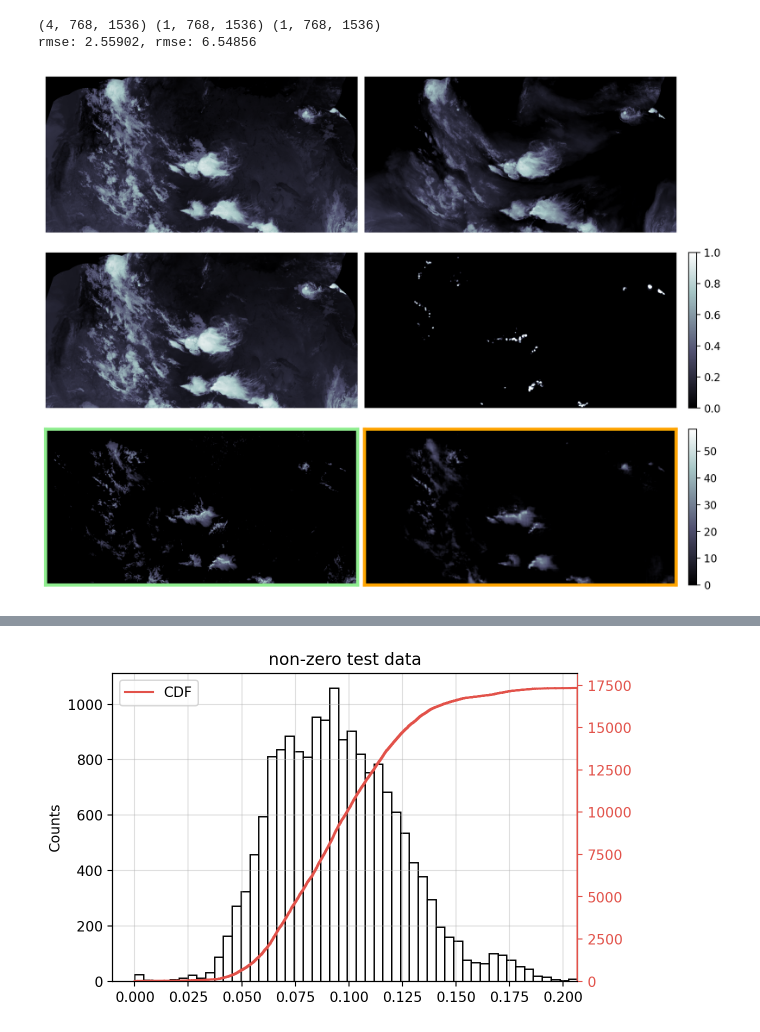
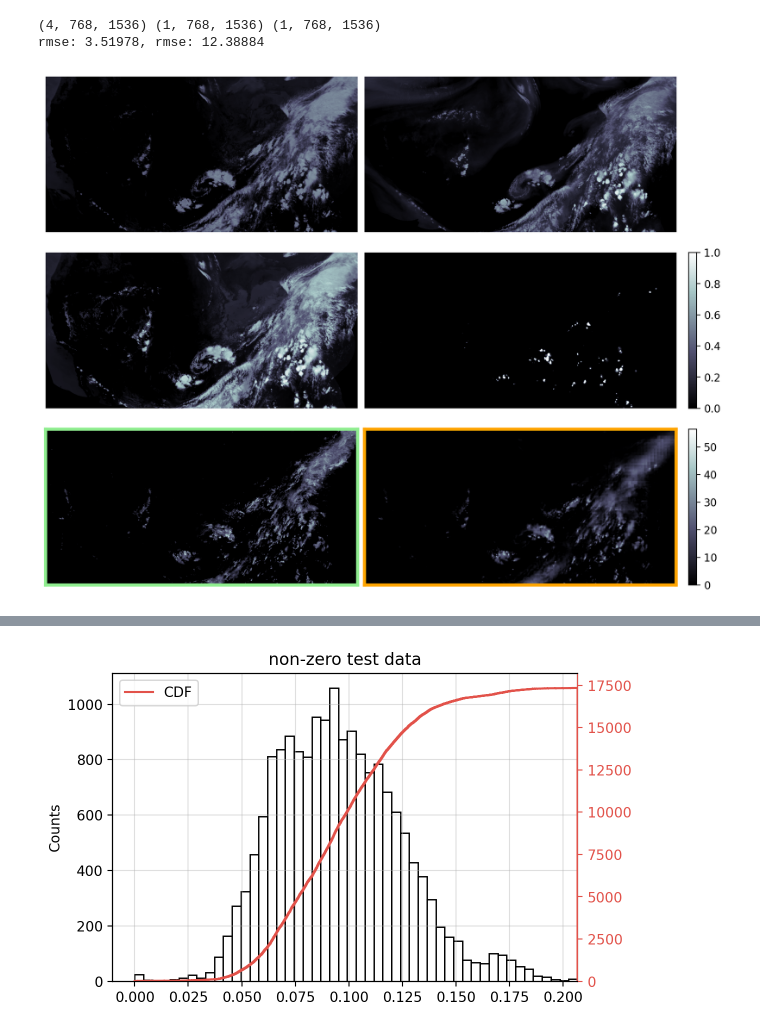
Before and after one commit to stockeh/srvit, a Jupyter notebook: notebooks/viz.ipynb, the cells around one changed output, grey strips where cells are left out. Saved outputs shown, nothing was run; the diff lists cells and outputs as text; code cells hidden in the pictures.

```diff
--- a/notebooks/viz.ipynb
+++ b/notebooks/viz.ipynb
@@ -77,43 +76,46 @@ mse = lambda t, y: np.mean((y - t)**2)
 
 def load_xty(xt, y, idx):
     with np.load(xt[idx]) as data:  # C x H x W
-        x = np.moveaxis(data['xdata'], -1, 0)
-        t = data['ydata'][np.newaxis, ...] * ymax
+        x = np.flip(np.moveaxis(data['xdata'], -1, 0), axis=1)
+        t = np.flip(data['ydata'][np.newaxis, ...], axis=1) * ymax
 
-    y = np.load(y[idx]) * ymax
+    y = np.flip(np.load(y[idx]), axis=1) * ymax
 
     return x, t, y
 # %%
-x, t, y = load_xty(xt_samples, y_samples, 8000)
+index = 15000
+x, t, y = load_xty(xt_samples, y_samples, index)
 print(x.shape, t.shape, y.shape)
 
 fig, axs = plt.subplots(3, 2, figsize=(9,7), constrained_layout=True)
 axs = axs.ravel()
 for i in range(x.shape[0]):
     imx = axs[i].imshow(x[i], cmap='bone', vmin=x.min(), vmax=x.max())
     axs[i].axis('off')
 fig.colorbar(imx, ax=axs[3], fraction=0.025, pad=0.04)
 
 axs[-2].imshow(t[0], cmap='bone', vmin=t.min(), vmax=t.max())
 imt = axs[-1].imshow(y[0], cmap='bone', vmin=t.min(), vmax=t.max())
 fig.colorbar(imt, ax=axs[-1], fraction=0.025, pad=0.04)
 
 for spine in axs[-2].spines.values():
     spine.set_edgecolor('lightgreen')
     spine.set_linewidth(3)
 
 for spine in axs[-1].spines.values():
     spine.set_edgecolor('orange')
     spine.set_linewidth(3)
 
 for ax in axs:
     ax.get_xaxis().set_ticks([])
     ax.get_yaxis().set_ticks([])
 
+fig.savefig(f'../media/test_{index}.png', dpi=300, bbox_inches='tight')
+
 print(f'rmse: {rmse(y, t):.5f}, rmse: {mse(y, t):.5f}')
 # %% [output]
 (4, 768, 1536) (1, 768, 1536) (1, 768, 1536)
-rmse: 2.55902, rmse: 6.54856
+rmse: 3.51978, rmse: 12.38884
-[figure, old version]
+[figure, new version]
 # %%
 dataset = 'val'
```
Also changed, not shown: parts of 4 cells of this notebook, 8 other files.
